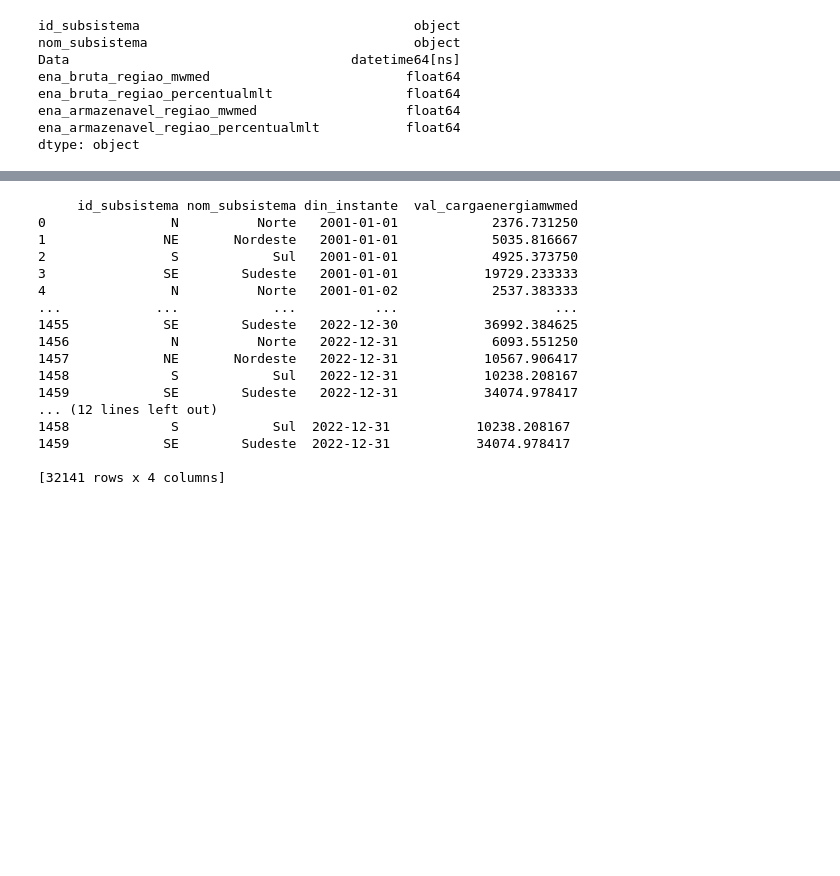
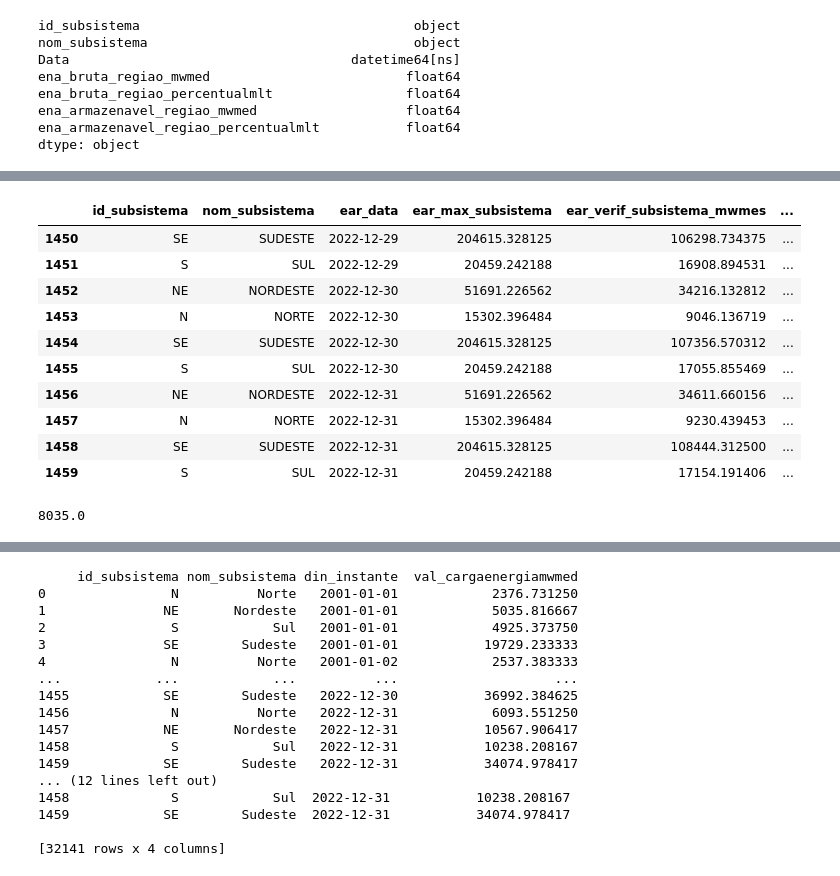
Before and after one commit to belanatal/PosPUCRio, a Jupyter notebook: MVP-SprintI.ipynb, the cells around one changed output, grey strips where cells are left out. Saved outputs shown, nothing was run; the diff lists cells and outputs as text; code cells hidden in the pictures; blank space fills up the shorter version.

```diff
--- a/MVP-SprintI.ipynb
+++ b/MVP-SprintI.ipynb
@@ -231,0 +228,20 @@ print(earm)
+# %%
+# Conferindo as últimas 10 linhas
+earm.tail(10)
+# %% [output]
+|  | id_subsistema | nom_subsistema | ear_data | ear_max_subsistema | ear_verif_subsistema_mwmes | ... |
+| 1450 | SE | SUDESTE | 2022-12-29 | 204615.328125 | 106298.734375 | ... |
+| 1451 | S | SUL | 2022-12-29 | 20459.242188 | 16908.894531 | ... |
+| 1452 | NE | NORDESTE | 2022-12-30 | 51691.226562 | 34216.132812 | ... |
+| 1453 | N | NORTE | 2022-12-30 | 15302.396484 | 9046.136719 | ... |
+| 1454 | SE | SUDESTE | 2022-12-30 | 204615.328125 | 107356.570312 | ... |
+| 1455 | S | SUL | 2022-12-30 | 20459.242188 | 17055.855469 | ... |
+| 1456 | NE | NORDESTE | 2022-12-31 | 51691.226562 | 34611.660156 | ... |
+| 1457 | N | NORTE | 2022-12-31 | 15302.396484 | 9230.439453 | ... |
+| 1458 | SE | SUDESTE | 2022-12-31 | 204615.328125 | 108444.312500 | ... |
+| 1459 | S | SUL | 2022-12-31 | 20459.242188 | 17154.191406 | ... |
+# %%
+# Conferindo a quantidade de dias (considerando 4 subsistemas)
+len(earm)/4
+# %% [output]
+8035.0
```
Also changed, not shown: parts of 6 cells of this notebook.
